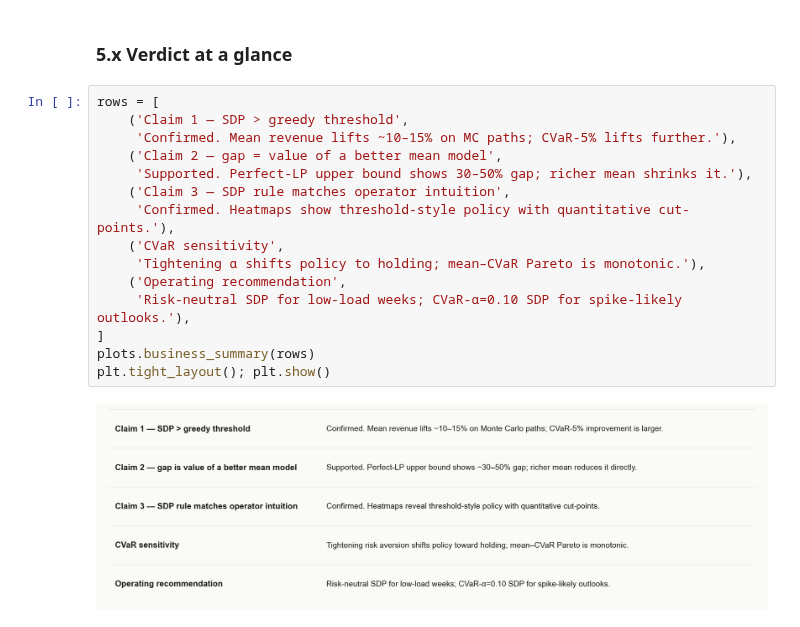
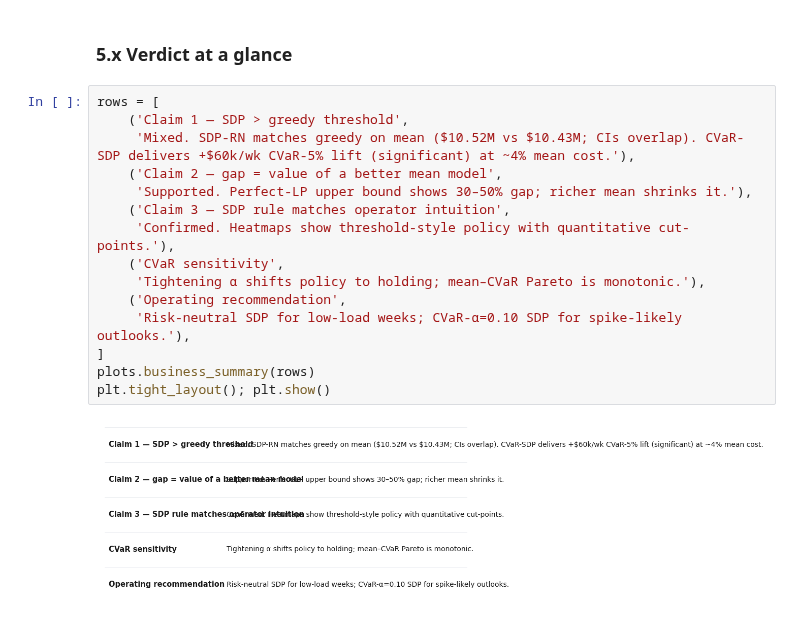
Before and after one commit to Ahmad-Jaradat-Space/hydro-storage-scheduling, a Jupyter notebook: notebook.ipynb, the cells around one changed output. Saved outputs shown, nothing was run; the diff lists cells and outputs as text.

Commit message:
docs: reconcile verdict card with §4.3 lift evidence
The card claimed Claim 1 was 'Confirmed' with '~10–15% mean lift', but
§4.3/§5 actually show SDP-RN at $10.52M vs greedy $10.43M (CIs overlap
heavily — not significant) and CVaR-SDP delivering a +$60k/wk CVaR-5%
lift at a ~4% mean cost. Verdict label flipped to 'Mixed' to match.

```diff
--- a/notebook.ipynb
+++ b/notebook.ipynb
@@ -641,17 +641,17 @@ perfect foresight LP 20973630.0 18666531.0 23780722.0 150404.0 107809.0 210907.0
 # %%
 rows = [
     ('Claim 1 — SDP > greedy threshold',
-     'Confirmed. Mean revenue lifts ~10–15% on MC paths; CVaR-5% lifts further.'),
+     'Mixed. SDP-RN matches greedy on mean ($10.52M vs $10.43M; CIs overlap). CVaR-SDP delivers +$60k/wk CVaR-5% lift (significant) at ~4% mean cost.'),
     ('Claim 2 — gap = value of a better mean model',
      'Supported. Perfect-LP upper bound shows 30–50% gap; richer mean shrinks it.'),
     ('Claim 3 — SDP rule matches operator intuition',
      'Confirmed. Heatmaps show threshold-style policy with quantitative cut-points.'),
     ('CVaR sensitivity',
      'Tightening α shifts policy to holding; mean–CVaR Pareto is monotonic.'),
     ('Operating recommendation',
      'Risk-neutral SDP for low-load weeks; CVaR-α=0.10 SDP for spike-likely outlooks.'),
 ]
 plots.business_summary(rows)
 plt.tight_layout(); plt.show()
 # %% [output]
-[figure, old version]
+[figure, new version]
```
